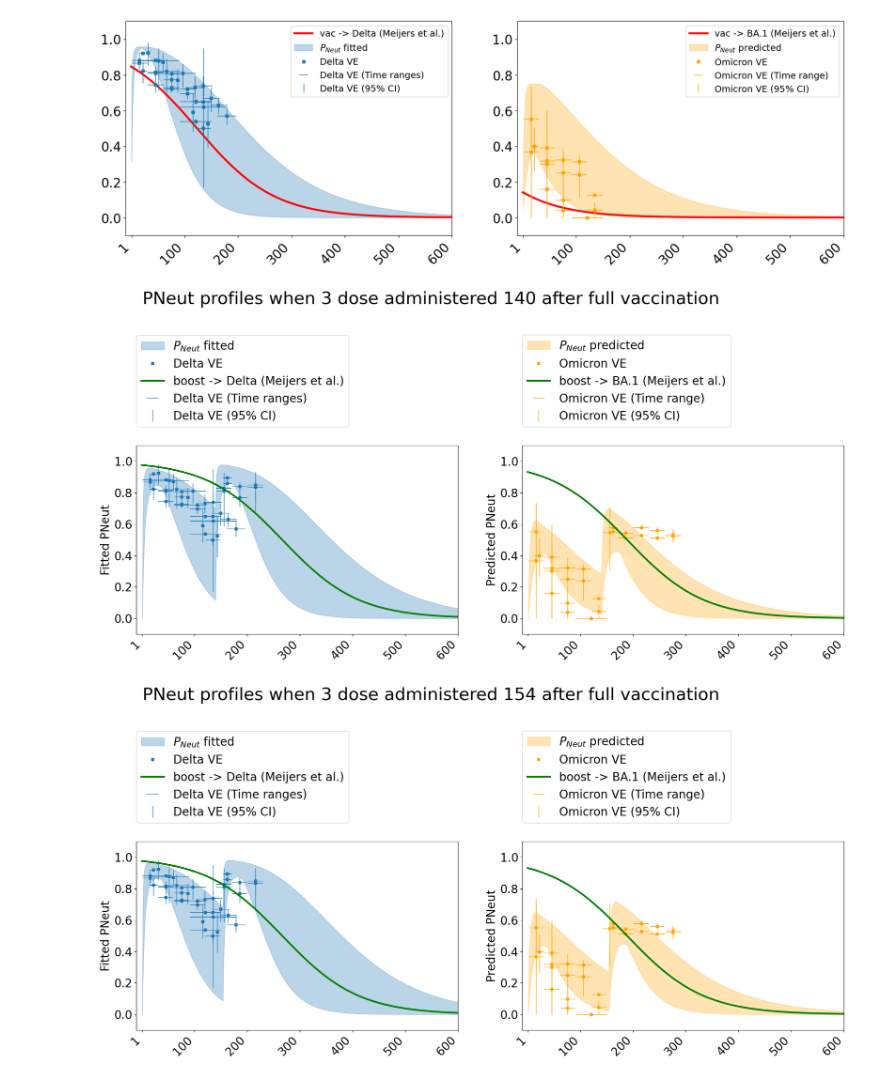
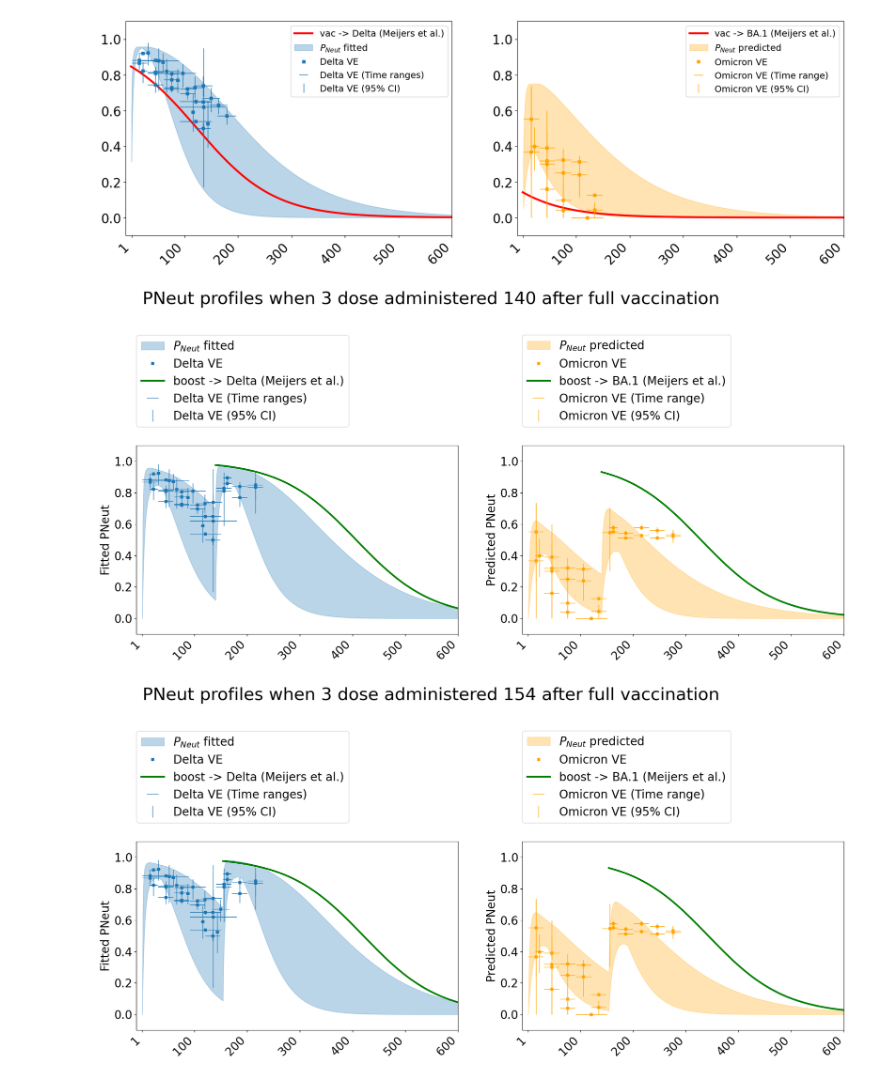
Before and after one commit to AlexiaNomena/VASIL_Extra, a Jupyter notebook: MS_Revisions2.ipynb, the cells around one changed output. Drawn from its saved outputs; the diff is of its cells as text; code cells hidden in the pictures.

Commit message:
update_data

```diff
--- a/MS_Revisions2.ipynb
+++ b/MS_Revisions2.ipynb
@@ -516,6 +516,7 @@ fig.savefig(Folder+"PNeut_vs_Meijers.png")
 # %%
 ### Adding booster and 2 dose vaccine PK model
 t_boost = [140, 154] # (140 = approximately 4.5 months after 2nd dose Gram et al 2022. page 4, 154 = we add a margin of 2 weeks for the second simulation)
+
 from scripts2.Expected_immunized.PNeut_boost import PNeut_boost
 
 Cross_delta = "data/Cross_with_delta_valitation.pck"
@@ -525,7 +526,7 @@ clinical_VE_delta = "data/Clinical_Delta_VE_plus_booster.xlsx"
 antigen1= "Wuhan-Hu-1"
 antigen2 = "Wuhan-Hu-1"
 
-from scripts2.Expected_immunized.PNeut import PNeut ### without booster
+#from scripts2.Expected_immunized.PNeut import PNeut ### without booster
 #PNeut(Cross_delta, Cross_Neut, dms_data, clinical_VE_delta, ["Delta"] ,[antigen1], Folder)
 #PNeut(Cross_delta, Cross_Neut, dms_data, clinical_VE_delta, ["Omicron(BA.1)"] ,[antigen2],Folder)
 
@@ -534,6 +535,8 @@ clinical_VE_omicron = "data/Clinical_Omicron_VE_plus_booster.xlsx"
 import os
 if not os.path.exists(Folder+"Boost1"):
     os.mkdir(Folder+"Boost1")
+
+"""Uncomment this for re-runing the simulations (needed if you change the mutation profiles in Cell 2)"""
 #PNeut_boost(Cross_delta, Cross_Neut, dms_data, t_boost[0], clinical_VE, ["Delta"] ,[antigen1], Folder+"Boost1")
 #PNeut_boost(Cross_delta, Cross_Neut, dms_data, t_boost[0], clinical_VE, ["Omicron(BA.1)"] ,[antigen2],Folder+"Boost1")
 
@@ -553,16 +556,18 @@ def extract_yerr(x, CI):
     upper_diff = np.minimum(transform(x), np.abs(CI[:, 1] - x))
     return np.array([lower_diff, upper_diff]), CI[:, 1], CI[:, 0]
 
-def extract_vacc(data):
+def extract_vacc(data, tvacRem):
     datadf = pd.read_excel(data, engine='openpyxl')
     try:
         datadf.drop(columns = "Unnamed: 0", inplace = True)
     except:
         pass
 
+    dates_inj = datadf["Vaccine"].values.astype(str)
     days = datadf["Days (Mid)"].to_numpy()
+    kept_dates = np.array([ (days[i]<tvacRem)|("After" in dates_inj[i]) for i in range(len(dates_inj))])
     keep_method = (datadf["Method"].values.astype(str) != "(1 - Adjusted OR)") & (datadf["Method"].values.astype(str) != "(1 - OR)")
-    keep = (~np.isnan(days))&keep_method
+    keep = (~np.isnan(days))&keep_method&kept_dates
     days = days[keep]
     points = datadf["VE (value)"].values[keep]
     data_source = datadf["Source"].values[keep]
@@ -571,16 +576,15 @@ def extract_vacc(data):
     xerr = np.array(datadf["Days Err (+/-)"].values[keep])
     return days, points, yerr, xerr
 
-days_fitted,  ve_fitted, All_Delta_yerr, All_Days_xerr_Delta,  = extract_vacc(clinical_VE_delta)
-All_Days_Delta = days_fitted
-All_Delta_Data = ve_fitted
-
-All_Days_Omicron, All_Omicron_Data, All_Omicron_yerr, All_Days_xerr_Omicron = extract_vacc(clinical_VE_omicron)
 
 
-Tik_list1 = [6.1]#, 8.3]
+for i in (1, 2):
+    days_fitted,  ve_fitted, All_Delta_yerr, All_Days_xerr_Delta,  = extract_vacc(clinical_VE_delta, t_boost[i-1])
+    All_Days_Delta = days_fitted
+    All_Delta_Data = ve_fitted
 
-for i in (1, 2):
+    All_Days_Omicron, All_Omicron_Data, All_Omicron_yerr, All_Days_xerr_Omicron = extract_vacc(clinical_VE_omicron, t_boost[i-1])
+
     Boost = "Boost%s/"%i
     PreFig(xsize = 20, ysize =20)
     fig1 = plt.figure(figsize=(22,13))
@@ -624,7 +628,7 @@ for i in (1, 2):
     for j in range(len(Tik_list1)):
         Tik = Tik_list1[j]
         res = H(Tik, delta_t, T50, lbd)
-        plt.plot(delta_t, res, linewidth = 3, color = col[j], label = lab1[j])
+        plt.plot(t_boost[i-1]+delta_t, res, linewidth = 3, color = col[j], label = lab1[j])
 
     plt.legend(loc = (0, 1.1), ncols = 1, fontsize = 20)
 
@@ -659,7 +663,7 @@ for i in (1, 2):
     for j in range(len(Tik_list2)):
         Tik = Tik_list2[j]
         res = H(Tik, delta_t, T50, lbd)
-        plt.plot(delta_t, res, linewidth = 3, color = col[j], label = lab2[j])
+        plt.plot(t_boost[i-1]+delta_t, res, linewidth = 3, color = col[j], label = lab2[j])
 
     ax.set_ylim((-0.1, 1.1))
     ax.set_xticks([1, 100, 200, 300, 400, 500, 600])
@@ -679,34 +683,34 @@ for i in (1, 2):
     col_d = "#1f77b4"
     EnvD_Min, EnvD_Max = np.min(PK_Delta, axis = 1), np.max(PK_Delta, axis = 1)
     plt.fill_between(delt_t, EnvD_Min, EnvD_Max, alpha = 0.3, color = col_d, label = "$PK$ used for Delta")
     ax.set_ylim((-0.1, 1.2))
     ax.set_xticks([1, 100, 200, 300, 400, 500, 600])
     ax.set_xticklabels([1, 100, 200, 300, 400, 500, 600], rotation = 45, horizontalalignment = "right")
     ax.set_xlim((-10, 600))
 
 
     ax = fig1.add_subplot(2,2,4)
     ax.set_ylabel("Should be the same as Fitted PK profile", fontsize = 20)
     PK_Omicron_df = pd.read_csv(Folder+Boost+'PK_for_all_Epitopes_Omicron(BA.1).csv')
     PK_Omicron_df.drop(columns = "Unnamed: 0", inplace = True)
     om_t = PK_Omicron_df["Day since activation"]
     PK_Omicron_df.drop(columns = "Day since activation", inplace = True)
     PK_Omicron = PK_Omicron_df.to_numpy()
 
     col_o = "orange"
     EnvO_Min, EnvO_Max = np.min(PK_Omicron, axis = 1), np.max(PK_Omicron, axis = 1)
     plt.fill_between(om_t, EnvO_Min, EnvO_Max, alpha = 0.3, color = col_o, label = "$PK$ used for Omicron")
 
 
     ax.set_ylim((-0.1, 1.2))
     ax.set_xticks([1, 100, 200, 300, 400, 500, 600])
     ax.set_xticklabels([1, 100, 200, 300, 400, 500, 600], rotation = 45, horizontalalignment = "right")
     ax.set_xlim((-10, 600))
     """
     plt.legend(loc = (0, 1.1), ncols = 1, fontsize = 20)
     plt.show()
-    fig1.savefig(Folder+"PNeut_vs_Meijers_Boost_%s.svg"%i)
-    fig1.savefig(Folder+"PNeut_vs_Meijers_Boost_%s.png"%i)
+    fig1.savefig(Folder+"Revisions/PNeut_vs_Meijers_Boost_%s.svg"%i)
+    fig1.savefig(Folder+"Revisions/PNeut_vs_Meijers_Boost_%s.png"%i)
 # %% [output]
-[figure, old version]
+[figure, new version]
-[figure, old version]
+[figure, new version]
```
Also changed, not shown: parts of 1 cell of this notebook, 18 other files.
